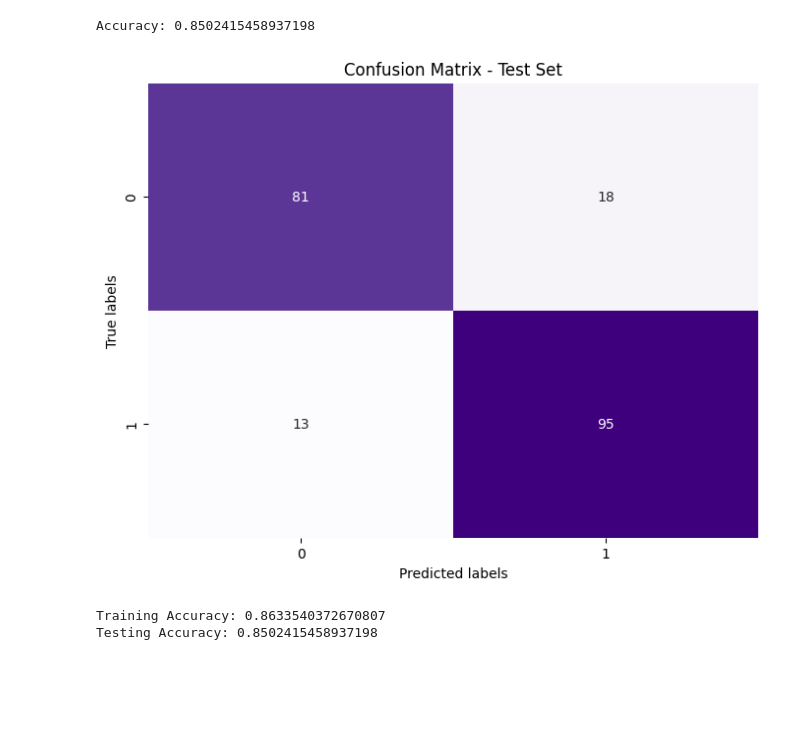
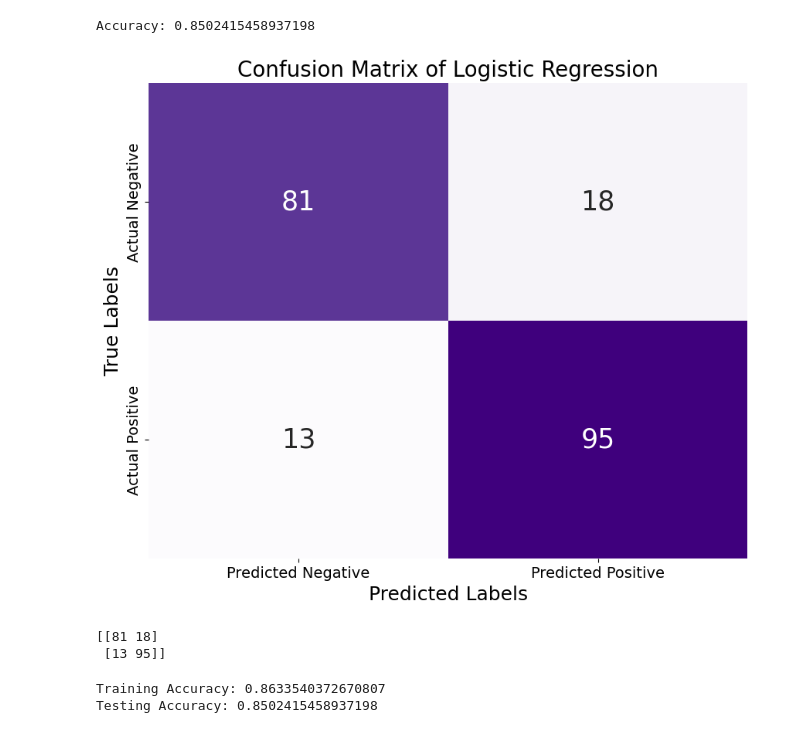
Before and after one commit to Bubly28/Credit-Card-Approval, a Jupyter notebook: DS_Project.ipynb, the cells around one changed output. Drawn from its saved outputs; the diff is of its cells as text; code cells hidden in the pictures; blank space fills up the shorter version.

```diff
--- a/DS_Project.ipynb
+++ b/DS_Project.ipynb
@@ -509,20 +515,32 @@ Accuracy: 0.8502415458937198
 # %%
 from sklearn.metrics import confusion_matrix
 import matplotlib.pyplot as plt
 import seaborn as sns
 
 # Calculate confusion matrix for test set
 conf_matrix_test = confusion_matrix(y_test, y_pred)
 
 # Plot confusion matrix for test set
-plt.figure(figsize=(8, 6))
-sns.heatmap(conf_matrix_test, annot=True, fmt="d", cmap="Purples", cbar=False)
-plt.xlabel("Predicted labels")
-plt.ylabel("True labels")
-plt.title("Confusion Matrix - Test Set")
+
+
+plt.figure(figsize=(10, 8))  # Adjust figure size
+sns.heatmap(conf_matrix_test, annot=True, fmt="d", cmap="Purples", cbar=False,
+            xticklabels=['Predicted Negative', 'Predicted Positive'],  # Adjusted for clarity
+            yticklabels=['Actual Negative', 'Actual Positive'],  # Adjusted for clarity
+            annot_kws={"size": 25})  # Increase size of the values inside the plot
+
+plt.title('Confusion Matrix of Logistic Regression', size=20)  # Increase title font size
+plt.xlabel('Predicted Labels', size=18)  # Increase x-axis label font size
+plt.ylabel('True Labels', size=18)  # Increase y-axis label font size
+plt.xticks(size=14)  # Increase x-axis ticks font size
+plt.yticks(size=14)  # Increase y-axis ticks font size
+plt.savefig('Conf_mat.png')
 plt.show()
+print(conf_matrix_test)
 # %% [output]
-[figure, old version]
+[figure, new version]
+[[81 18]
+ [13 95]]
 # %%
 # Evaluate model performance on training set
 train_accuracy = logistic_reg_model.score(X_train, y_train)
```
Also changed, not shown: parts of 18 cells of this notebook.
